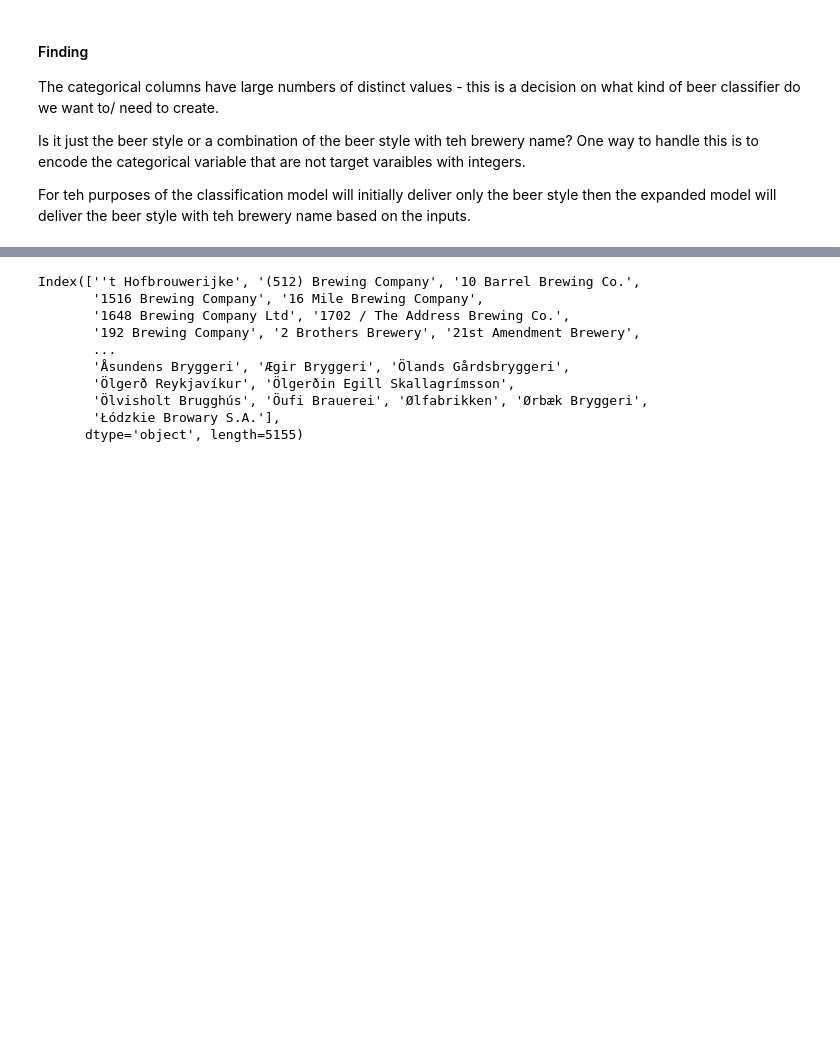
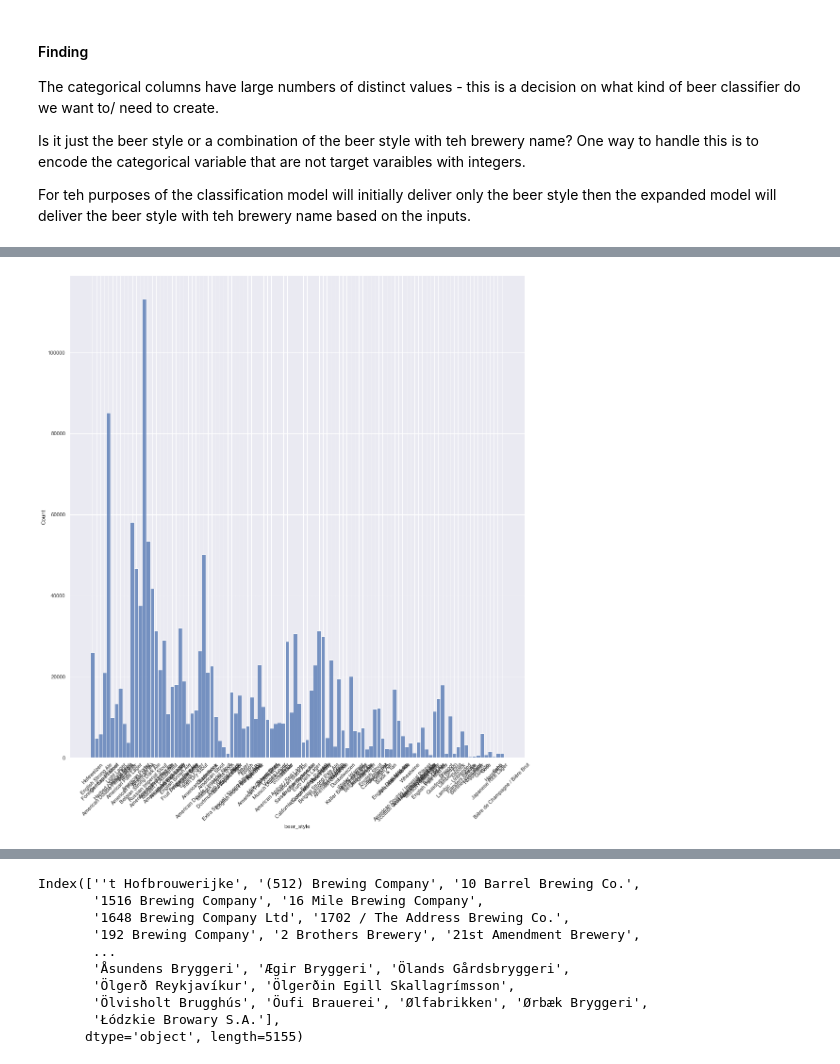
Before and after one commit to James-8212913/ml_deploy, a Jupyter notebook: model_dev/notebooks/eda.ipynb, the cells around one changed output, grey strips where cells are left out. Drawn from its saved outputs; the diff is of its cells as text; code cells hidden in the pictures; blank space fills up the shorter version.

Commit message:
Updated graphic for beer styles

```diff
--- a/model_dev/notebooks/eda.ipynb
+++ b/model_dev/notebooks/eda.ipynb
@@ -237,0 +185,7 @@ dtype: float64
+# %%
+
+sns.displot(tgt, height = 15)
+plt.xticks(rotation = 45)
+plt.show()
+# %% [output]
+[figure, added]
```
Also changed, not shown: parts of 25 cells of this notebook.
